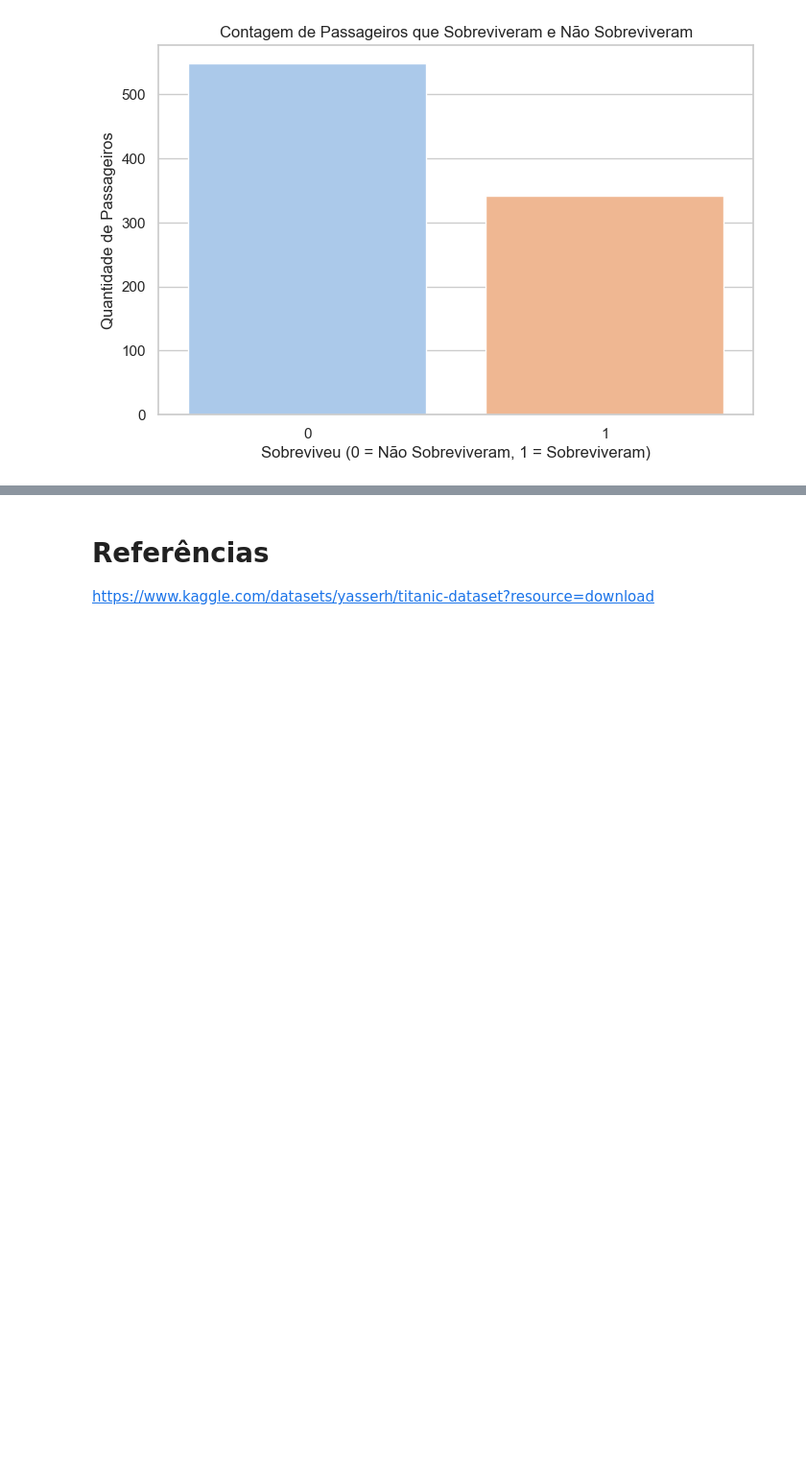
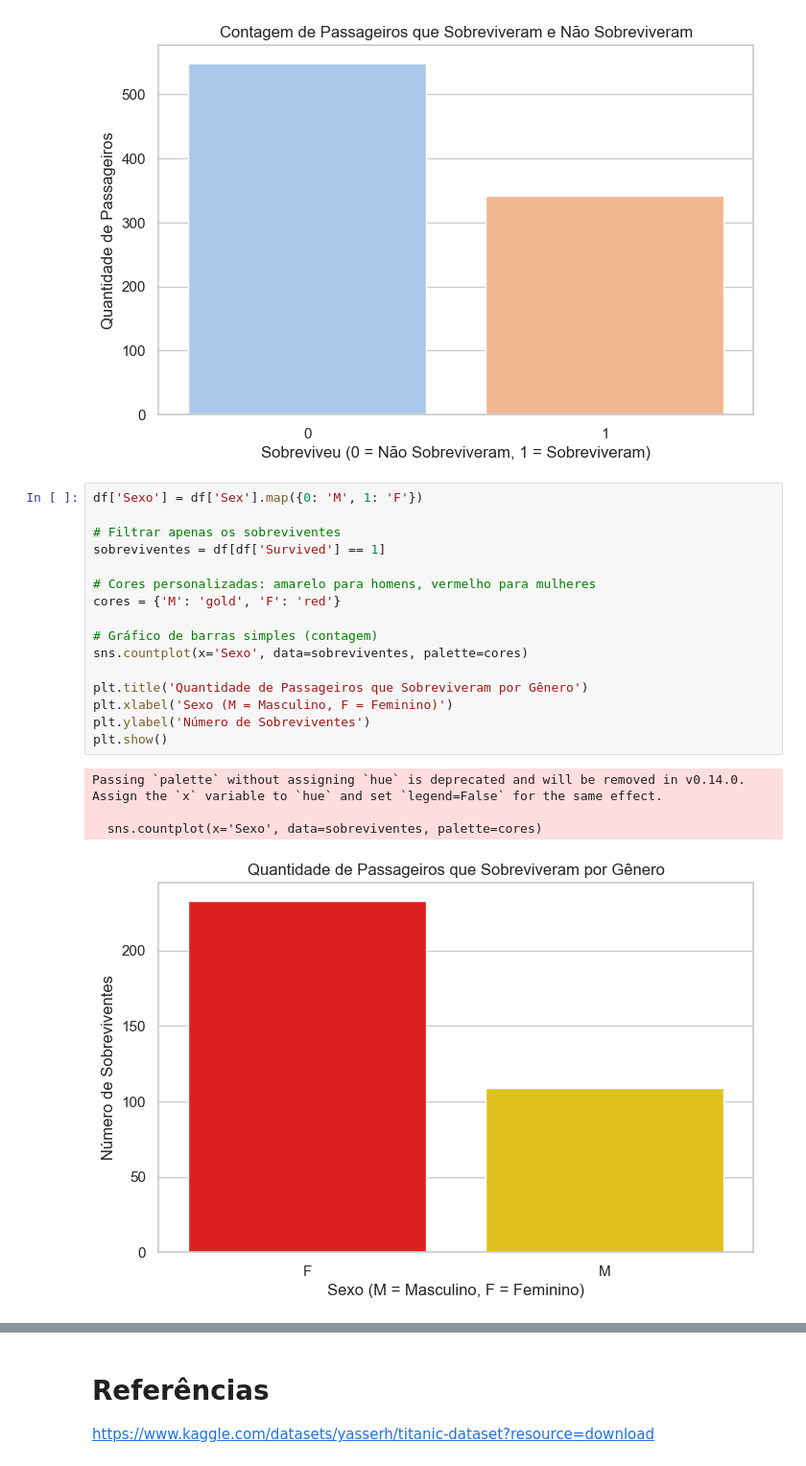
Before and after one commit to Mayk-Gabriel/Mayk, a Jupyter notebook: Pre-processamento de dados titanic.ipynb, the cells around one changed output, grey strips where cells are left out. Shown at 96% size. Cells and saved outputs as stored; diff of their text form; blank space fills up the shorter version.

```diff
--- a/Pre-processamento de dados titanic.ipynb
+++ b/Pre-processamento de dados titanic.ipynb
@@ -116,3 +147,24 @@ Passing `palette` without assigning `hue` is deprecated and will be removed in v
 
   sns.countplot(x='Survived', data=df, palette='pastel')
 [figure]
+# %%
+df['Sexo'] = df['Sex'].map({0: 'M', 1: 'F'})
+
+# Filtrar apenas os sobreviventes
+sobreviventes = df[df['Survived'] == 1]
+
+# Cores personalizadas: amarelo para homens, vermelho para mulheres
+cores = {'M': 'gold', 'F': 'red'}
+
+# Gráfico de barras simples (contagem)
+sns.countplot(x='Sexo', data=sobreviventes, palette=cores)
+
+plt.title('Quantidade de Passageiros que Sobreviveram por Gênero')
+plt.xlabel('Sexo (M = Masculino, F = Feminino)')
+plt.ylabel('Número de Sobreviventes')
+plt.show()
+# %% [output]
+Passing `palette` without assigning `hue` is deprecated and will be removed in v0.14.0. Assign the `x` variable to `hue` and set `legend=False` for the same effect.
+
+  sns.countplot(x='Sexo', data=sobreviventes, palette=cores)
+[figure, added]
```
Also changed, not shown: parts of 23 cells of this notebook.
